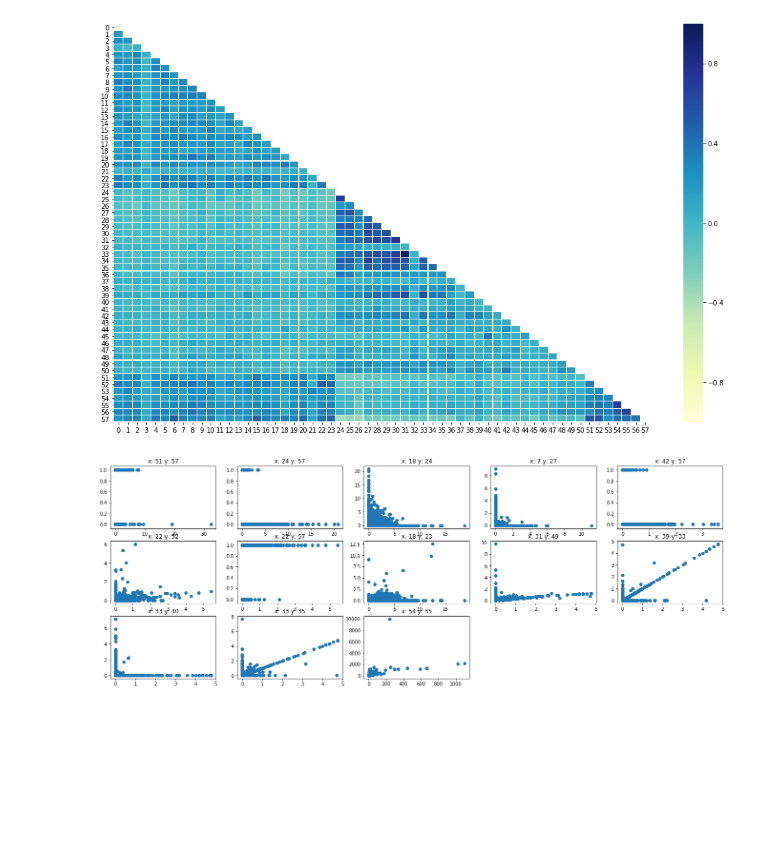
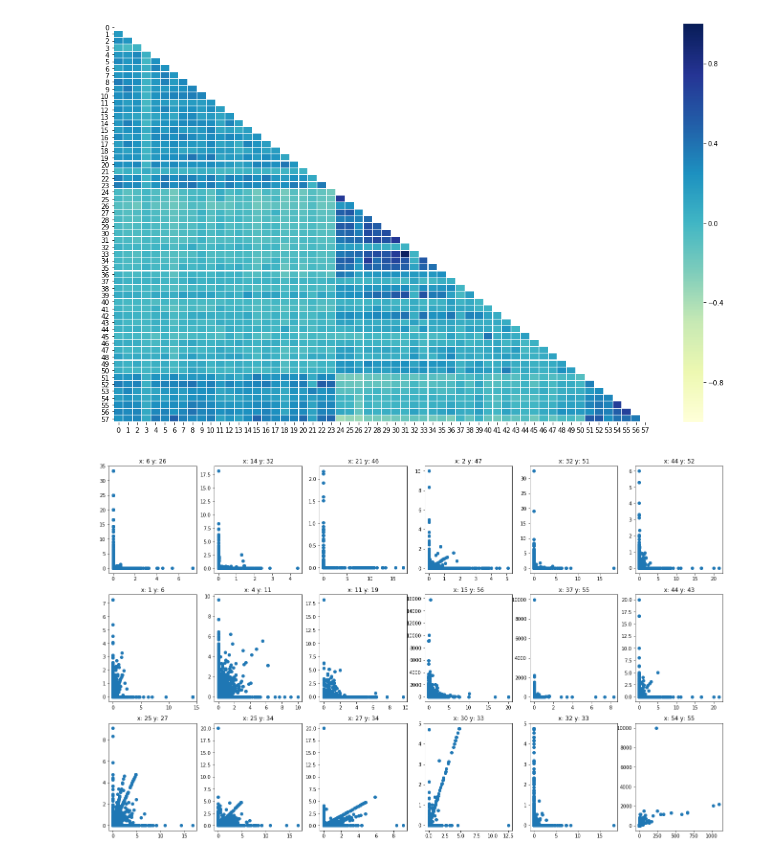
Before and after one commit to SultanovAR/mephi_course_neuro, a Jupyter notebook: bdz/bdz.ipynb, the cells around one changed output. Saved outputs shown, nothing was run; the diff lists cells and outputs as text; code cells hidden in the pictures; blank space fills up the shorter version.

```diff
--- a/bdz/bdz.ipynb
+++ b/bdz/bdz.ipynb
@@ -74,11 +76,3 @@ for i in range(7):
 plt.savefig('box3.png', bbox_inches='tight')
 # %% [output]
 [figure]
-# %%
-outlier_list = [6,8,9,10,14,15,20,31,33,35,50,51,52,54,56,57]
-plt.figure(figsize = (15, 15))
-for num, i in enumerate(outlier_list):
-    plt.subplot(4, 4, num+1)
-    plt.boxplot(dataset[i - 1], vert=False)
-    plt.title(i)
-plt.savefig('outlier.png', bbox_inches='tight')
@@ -87,3 +117,19 @@ plt.savefig('outlier.png', bbox_inches='tight')
+# %%
+respective_list = [2, 12, 19, 21]
+k = 0
+plt.figure(figsize=(15, 25))
+for i in range(len(respective_list) * 3):
+    plt.subplot(len(respective_list), 3, i+1)
+    if (i+1) % 3 == 1:
+        plt.hist(dataset[respective_list[k] - 1], bins=15)
+        plt.title('gen, ' + str(respective_list[k]))
+    if (i+1) % 3 == 2:
+        plt.hist((dataset[dataset[57] == 0])[respective_list[k] - 1], bins=15)
+        plt.title('good, ' + str(respective_list[k]))
+    if (i+1) % 3 == 0:
+        plt.hist((dataset[dataset[57] == 1])[respective_list[k] - 1], bins=15)
+        plt.title('spam, ' + str(respective_list[k]))
+        k += 1
 # %%
 corr_of_dataset = np.array(dataset.corr())
 # %%
@@ -113,13 +159,14 @@ plt.savefig('heat_kendal.png', bbox_inches='tight')
 # %% [output]
 [figure]
 # %%
-list_x = [51, 24, 18, 7, 42, 22, 22, 18, 31, 39, 33, 33, 54]
-list_y = [57, 57, 24, 27, 57, 52, 57, 23, 49, 33, 40, 35, 55]
+atr_to_scatter = [[6, 26], [14, 32], [21, 46], [2, 47], [32, 51], [44, 52], #low corr
+                  [1, 6], [4, 11], [11, 19], [15, 56], [37, 55], [44, 43], #middle corr
+                  [25, 27], [25, 34], [27, 34], [30, 33], [32, 33], [54, 55]] #high corr
 plt.figure(figsize=(23, 14))
-for i in range(len(list_x)):
-    plt.subplot(5, 5, i+1)
-    plt.scatter(dataset[list_x[i]], dataset[list_y[i]])
-    plt.title('x: '+str(list_x[i])+' y: '+str(list_y[i]))
+for i in range(len(atr_to_scatter)):
+    plt.subplot(3, 6, i+1)
+    plt.scatter(dataset[atr_to_scatter[i][0]], dataset[atr_to_scatter[i][1]])
+    plt.title('x: '+str(atr_to_scatter[i][0])+' y: '+str(atr_to_scatter[i][1]))
 plt.savefig('scatter_diag.png', bbox_inches='tight')
 # %% [output]
-[figure, old version]
+[figure, new version]
```
Also changed, not shown: parts of 4 cells of this notebook, 11 other files.
